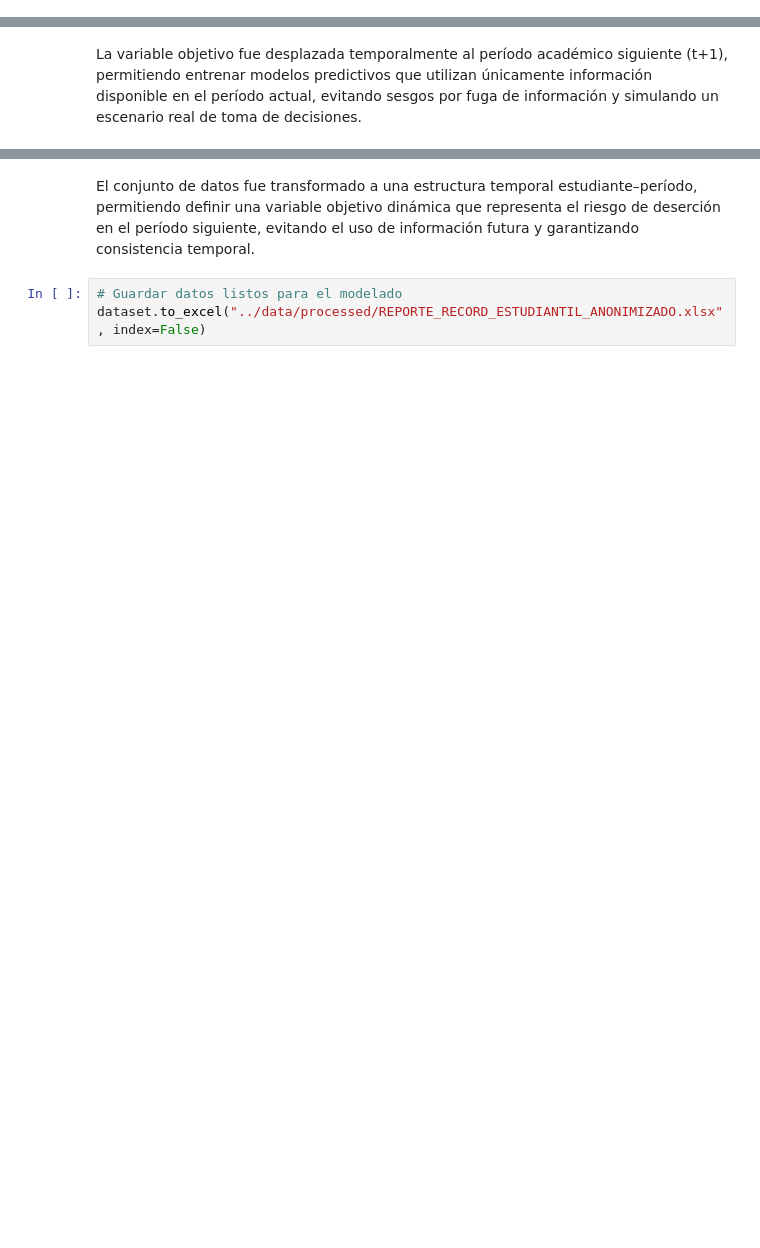
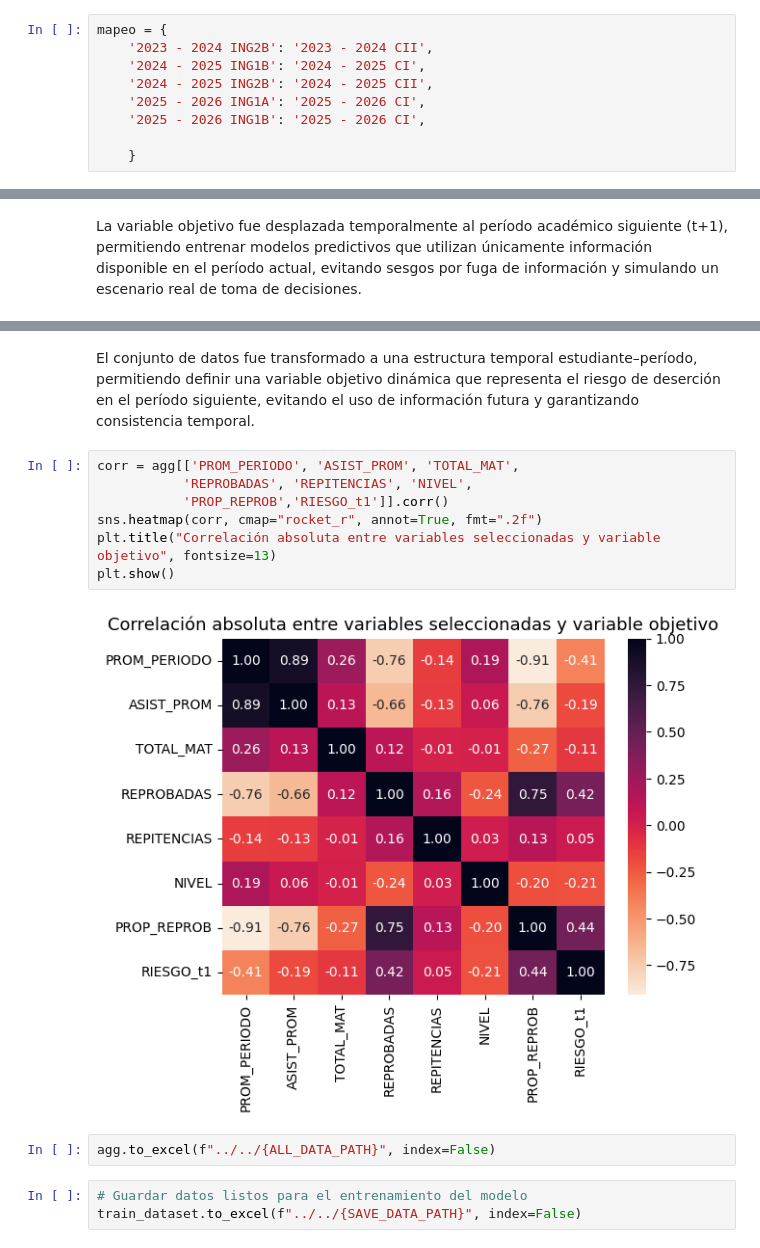
Before and after one commit to Dass-19/desercionEstudiantil, a Jupyter notebook: src/notebooks/02_preprocessing.ipynb, the cells around one changed output, grey strips where cells are left out. Saved outputs shown, nothing was run; the diff lists cells and outputs as text; blank space fills up the shorter version.

```diff
--- a/src/notebooks/02_preprocessing.ipynb
+++ b/src/notebooks/02_preprocessing.ipynb
@@ -15,0 +28,9 @@ df.drop(columns=columnsToDrop, inplace=True)
+# %%
+mapeo = {
+    '2023 - 2024 ING2B': '2023 - 2024 CII',
+    '2024 - 2025 ING1B': '2024 - 2025 CI',
+    '2024 - 2025 ING2B': '2024 - 2025 CII',
+    '2025 - 2026 ING1A': '2025 - 2026 CI',
+    '2025 - 2026 ING1B': '2025 - 2026 CI',
+
+    }
@@ -73,5 +96,16 @@ plt.show()
-# %% [markdown]
-El conjunto de datos fue transformado a una estructura temporal estudiante–período, permitiendo definir una variable objetivo dinámica que representa el riesgo de deserción en el período siguiente, evitando el uso de información futura y garantizando consistencia temporal.
+# %% [markdown]
+El conjunto de datos fue transformado a una estructura temporal estudiante–período, permitiendo definir una variable objetivo dinámica que representa el riesgo de deserción en el período siguiente, evitando el uso de información futura y garantizando consistencia temporal.
+# %%
+corr = agg[['PROM_PERIODO', 'ASIST_PROM', 'TOTAL_MAT',
+           'REPROBADAS', 'REPITENCIAS', 'NIVEL',
+           'PROP_REPROB','RIESGO_t1']].corr()
+sns.heatmap(corr, cmap="rocket_r", annot=True, fmt=".2f")
+plt.title("Correlación absoluta entre variables seleccionadas y variable objetivo", fontsize=13)
+plt.show()
+# %% [output]
+[figure, added]
+# %%
+agg.to_excel(f"../../{ALL_DATA_PATH}", index=False)
 # %%
-# Guardar datos listos para el modelado
-dataset.to_excel("../data/processed/REPORTE_RECORD_ESTUDIANTIL_ANONIMIZADO.xlsx", index=False)
+# Guardar datos listos para el entrenamiento del modelo
+train_dataset.to_excel(f"../../{SAVE_DATA_PATH}", index=False)
```
Also changed, not shown: parts of 10 cells of this notebook, 11 other files.
